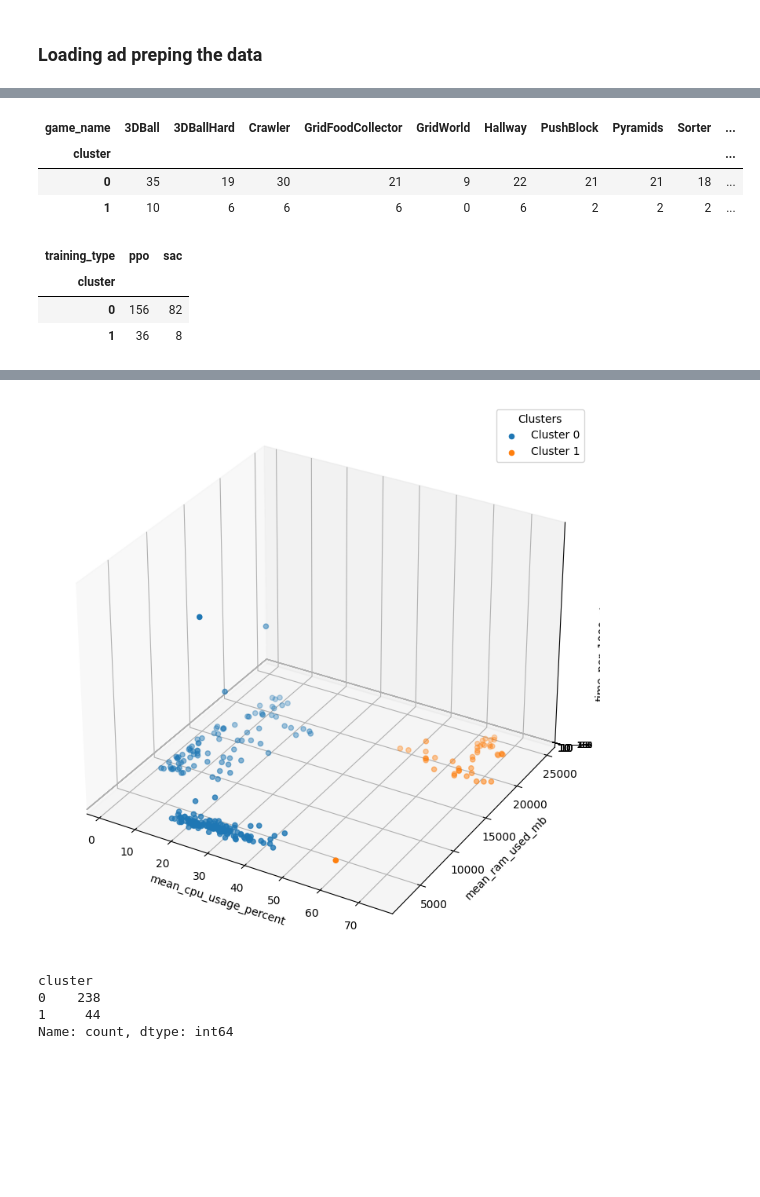
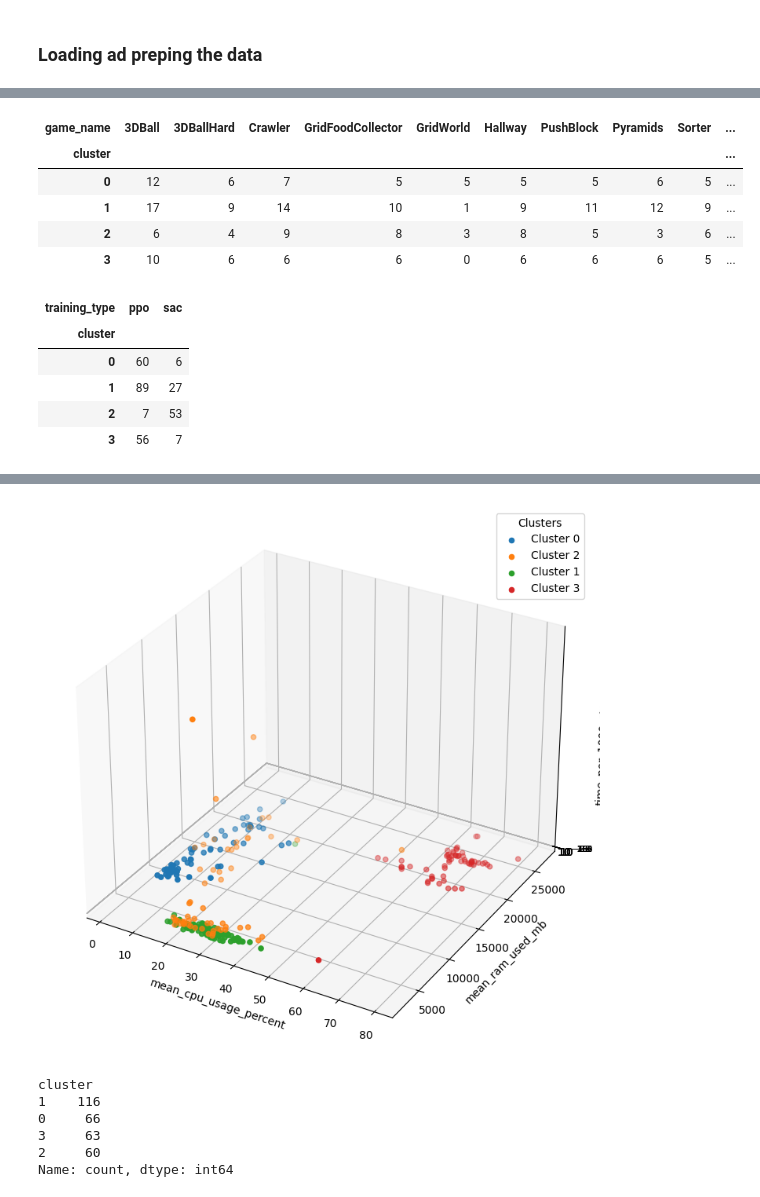
Before and after one commit to Ninjagoat73/project2-1_group15, a Jupyter notebook: data-analysis/RQ5/kmeans.ipynb, the cells around one changed output, grey strips where cells are left out. Saved outputs shown, nothing was run; the diff lists cells and outputs as text; code cells hidden in the pictures; blank space fills up the shorter version.

```diff
--- a/data-analysis/RQ5/kmeans.ipynb
+++ b/data-analysis/RQ5/kmeans.ipynb
@@ -5,8 +5,8 @@ import pandas as pd
 import numpy as np
 %pip install hdbscan
 
-summary_df = pd.read_csv("summary.csv")
-static_df = pd.read_csv("static.csv")
+summary_df = pd.read_csv("summary_20260116.csv")
+static_df = pd.read_csv("static_20260116.csv")
 df = summary_df.merge(static_df, on = "RunID", how = "inner")
 feature_cols = [
         # "max_cpu_usage_percent",
@@ -496,7 +505,7 @@ cluster_and_show(n_clusters=4)
 # %%
 X_sanitized, df_sanitized = get_sanitized_and_subsampled_features_and_org_df(df)
 X_scaled, X_scaled_as_array = get_scaled_df_and_np(X_sanitized)
-kmeans = KMeans(n_clusters=2, init="k-means++", n_init="auto", random_state=42)
+kmeans = KMeans(n_clusters=4, init="k-means++", n_init="auto", random_state=42)
 labels = kmeans.fit_predict(X_scaled_as_array)
 X_sanitized["cluster"] = labels
 cluster_summary = (
@@ -521,11 +532,15 @@ show_clustered_3d_log(X_sanitized)
 | game_name | 3DBall | 3DBallHard | Crawler | GridFoodCollector | GridWorld | Hallway | PushBlock | Pyramids | Sorter | ... |
 | cluster |  |  |  |  |  |  |  |  |  | ... |
-| 0 | 35 | 19 | 30 | 21 | 9 | 22 | 21 | 21 | 18 | ... |
-| 1 | 10 | 6 | 6 | 6 | 0 | 6 | 2 | 2 | 2 | ... |
+| 0 | 12 | 6 | 7 | 5 | 5 | 5 | 5 | 6 | 5 | ... |
+| 1 | 17 | 9 | 14 | 10 | 1 | 9 | 11 | 12 | 9 | ... |
+| 2 | 6 | 4 | 9 | 8 | 3 | 8 | 5 | 3 | 6 | ... |
+| 3 | 10 | 6 | 6 | 6 | 0 | 6 | 6 | 6 | 5 | ... |
 | training_type | ppo | sac |
 | cluster |  |  |
-| 0 | 156 | 82 |
-| 1 | 36 | 8 |
+| 0 | 60 | 6 |
+| 1 | 89 | 27 |
+| 2 | 7 | 53 |
+| 3 | 56 | 7 |
 | cpu | AMD Ryzen 7 5700X 8-Core Processor |  | AMD Ryzen 7 9800X3D 8-Core Processor |  | AMD64 Family 25 Model 33 Stepping... | ... |
 | training_type | ppo | sac | ppo | sac | ppo | ... |
 | cluster |  |  |  |  |  | ... |
@@ -534,11 +551,13 @@ show_clustered_3d_log(X_sanitized)
-[figure, old version]
+[figure, new version]
 # %%
 X_sanitized.corr()
 X_sanitized["cluster"].value_counts()
 # %% [output]
 cluster
-0    238
-1     44
+1    116
+0     66
+3     63
+2     60
 Name: count, dtype: int64
 # %%
 X_sanitized_dbscan, df_sanitized_dbscan = get_sanitized_and_subsampled_features_and_org_df(df)
```
Also changed, not shown: parts of 29 cells of this notebook.
